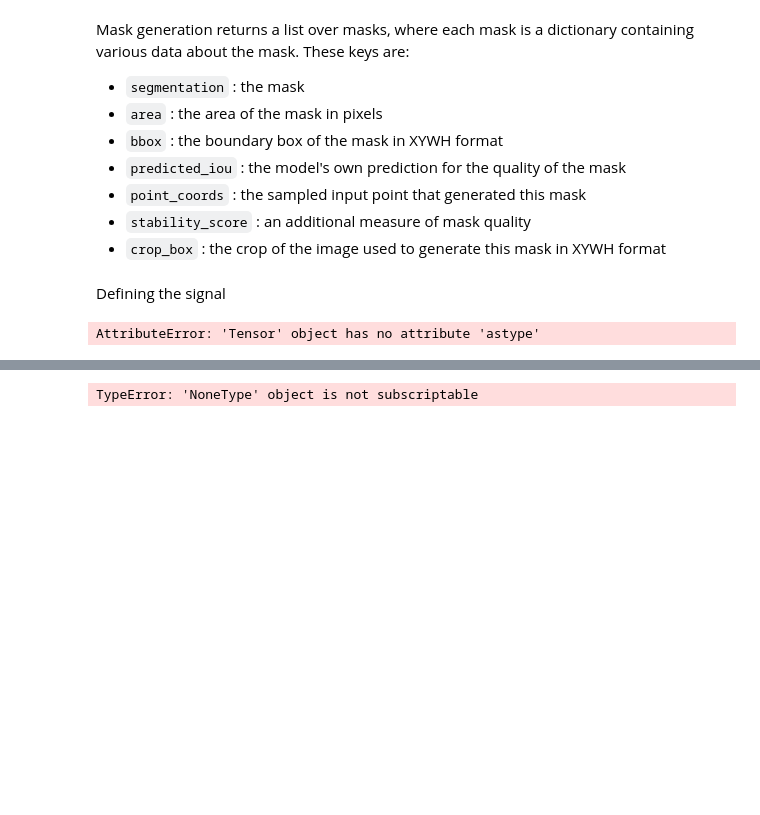
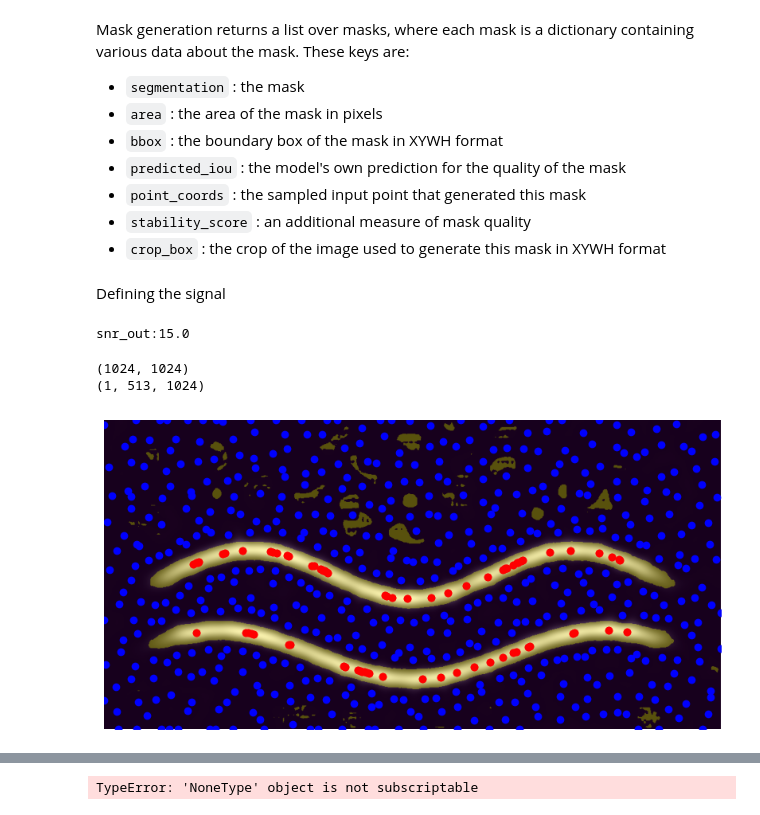
Before and after one commit to joacop01/Analisis-tiempo-frecuencia, a Jupyter notebook: evaluating_sam.ipynb, the cells around one changed output, grey strips where cells are left out. Drawn from its saved outputs; the diff is of its cells as text; code cells hidden in the pictures; blank space fills up the shorter version.

```diff
--- a/evaluating_sam.ipynb
+++ b/evaluating_sam.ipynb
@@ -642,31 +758,6 @@ x2 = a1*np.cos(2*pi*phase2)*sg.windows.tukey(Nsub,0.25)
 
 signal_noiseless = np.zeros((N,))
 signal_noiseless[tmin:tmax] = x1+x2
-
-# Graficar las señales
-plt.figure(figsize=(10, 8))
-
-# Subgráfico 1: Chirp 1
-plt.subplot(3, 1, 1)
-plt.plot(tsub, x1)
-plt.title("Cosenoidal Chirp 1")
-plt.xlabel("Muestras (Tiempo)")
-plt.ylabel("Amplitud")
-
-# Subgráfico 2: Chirp 2
-plt.subplot(3, 1, 2)
-plt.plot(tsub, x2)
-plt.title("Cosenoidal Chirp 2")
-plt.xlabel("Muestras (Tiempo)")
-plt.ylabel("Amplitud")
-
-# Subgráfico 3: Señal compuesta
-plt.subplot(3, 1, 3)
-plt.plot(np.arange(N), signal_noiseless)
-plt.title("Señal Compuesta")
-plt.xlabel("Muestras (Tiempo)")
-plt.ylabel("Amplitud")
-
-# Ajustar y mostrar
-plt.tight_layout()
-plt.show()
+signal, noise = add_snr(signal_noiseless,15)
+# %% [output]
+snr_out:15.0
@@ -684,4 +764,33 @@ plt.show()
 # %%
-masks_prompt, image2, xr, input_point, input_label = sam_filtering_2(signal)
+masks_prompt, image2, xr, input_point, input_label = sam_filtering_2(signal,
+                                                                    Nfft = N,)
 # %% [output]
-AttributeError: 'Tensor' object has no attribute 'astype'
+(1024, 1024)
+(1, 513, 1024)
+# %%
+image, ind_min, ind_max = sam_filtering_3(signal,Nfft = N,)
+# %%
+plt.figure(figsize=(10,10))
+plt.imshow(image)
+for i in range(len(ind_max)):
+  plt.plot(ind_max[i,1],ind_max[i,0],'ro')
+plt.imshow(masks_prompt[0,:,:],alpha=0.35)
+#plt.imshow(masks_prompt,alpha=0.35)
+plt.axis('off')
+plt.plot(
+    input_point[input_label == 1][:, 0],
+    input_point[input_label == 1][:, 1],
+    'ro',  # 'y' es amarillo, 'o' es marcador circular
+    label='Máximos'
+)
+
+# Puntos con etiqueta 0 (mínimos, en azul)
+plt.plot(
+    input_point[input_label == 0][:, 0],
+    input_point[input_label == 0][:, 1],
+    'bo',  # 'b' es azul, 'o' es marcador circular
+    label='Mínimos'
+)
+plt.show()
+# %% [output]
+[figure, added]
```
Also changed, not shown: parts of 20 cells of this notebook.
